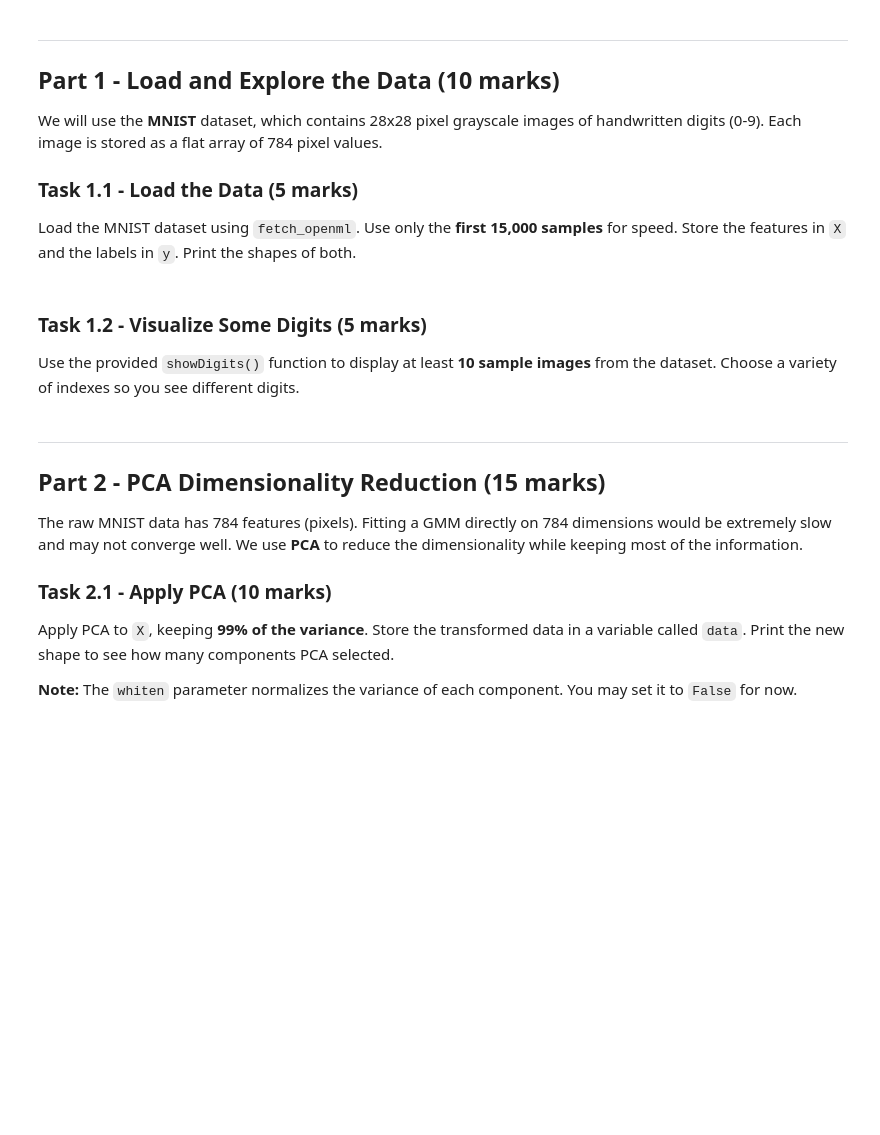
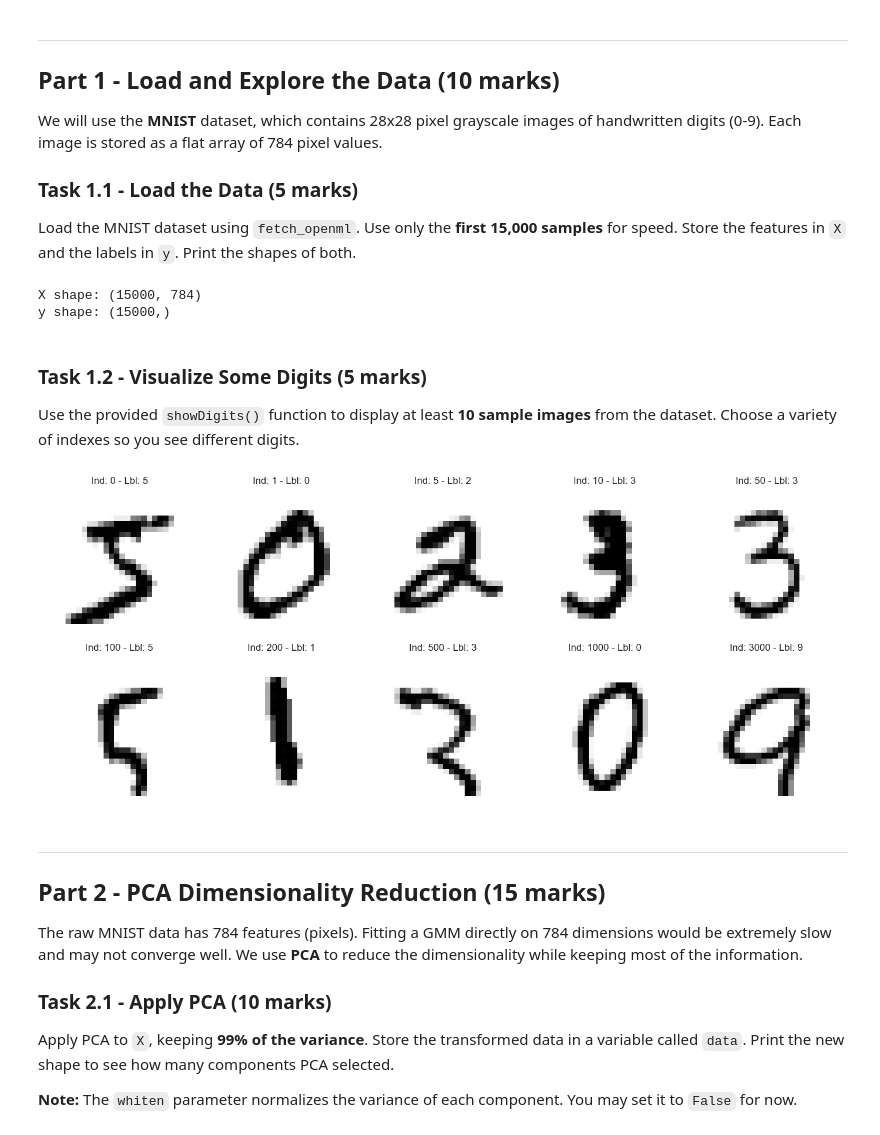
Before and after one commit to 3950-1252-Intro-to-machine-learning/3950-assignment3-smalona1, a Jupyter notebook: gmm_image_generation_assignment.ipynb, the cells around one changed output. Saved outputs shown, nothing was run; the diff lists cells and outputs as text; code cells hidden in the pictures; blank space fills up the shorter version.

```diff
--- a/gmm_image_generation_assignment.ipynb
+++ b/gmm_image_generation_assignment.ipynb
@@ -88,20 +88,28 @@ Load the MNIST dataset using `fetch_openml`. Use only the **first 15,000 samples
 
 from sklearn.datasets import fetch_openml
 
+mnist = fetch_openml('mnist_784', version=1, as_frame=False)
+
 # YOUR CODE HERE
-X = ...
-y = ...
+X = mnist.data[:15000]
+y = mnist.target[:15000]
 
 print("X shape:", X.shape)
 print("y shape:", y.shape)
+# %% [output]
+X shape: (15000, 784)
+y shape: (15000,)
 # %% [markdown]
 ### Task 1.2 - Visualize Some Digits (5 marks)
 Use the provided `showDigits()` function to display at least **10 sample images** from the dataset. Choose a variety of indexes so you see different digits.
 # %%
 # TODO: Display at least 10 sample digit images using showDigits()
 # Hint: showDigits(X, y, [list_of_indexes])
 
 # YOUR CODE HERE
+showDigits(X, y, [0, 1, 5, 10, 50, 100, 200, 500, 1000, 3000], cols=5)
+# %% [output]
+[figure, added]
 # %% [markdown]
 ---
 ## Part 2 - PCA Dimensionality Reduction (15 marks)
```
Also changed, not shown: parts of 6 cells of this notebook.
